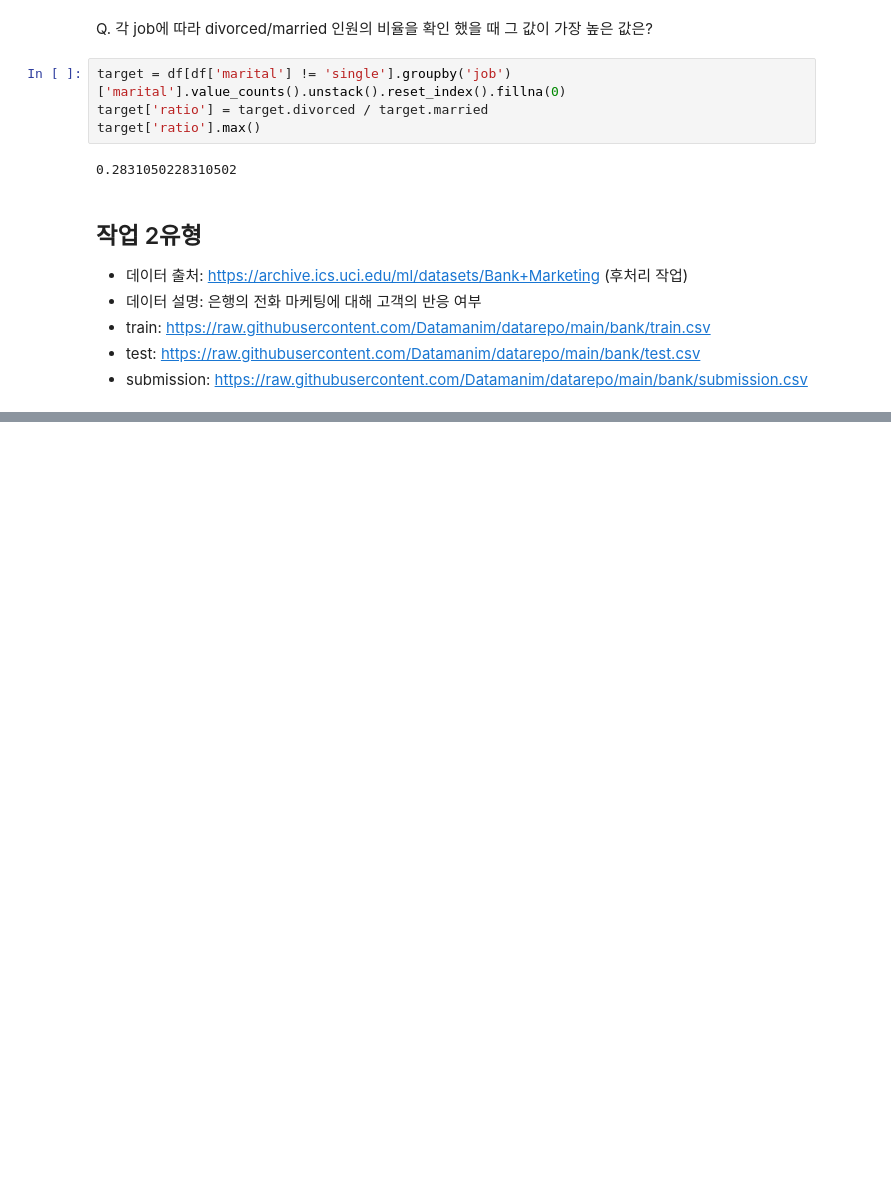
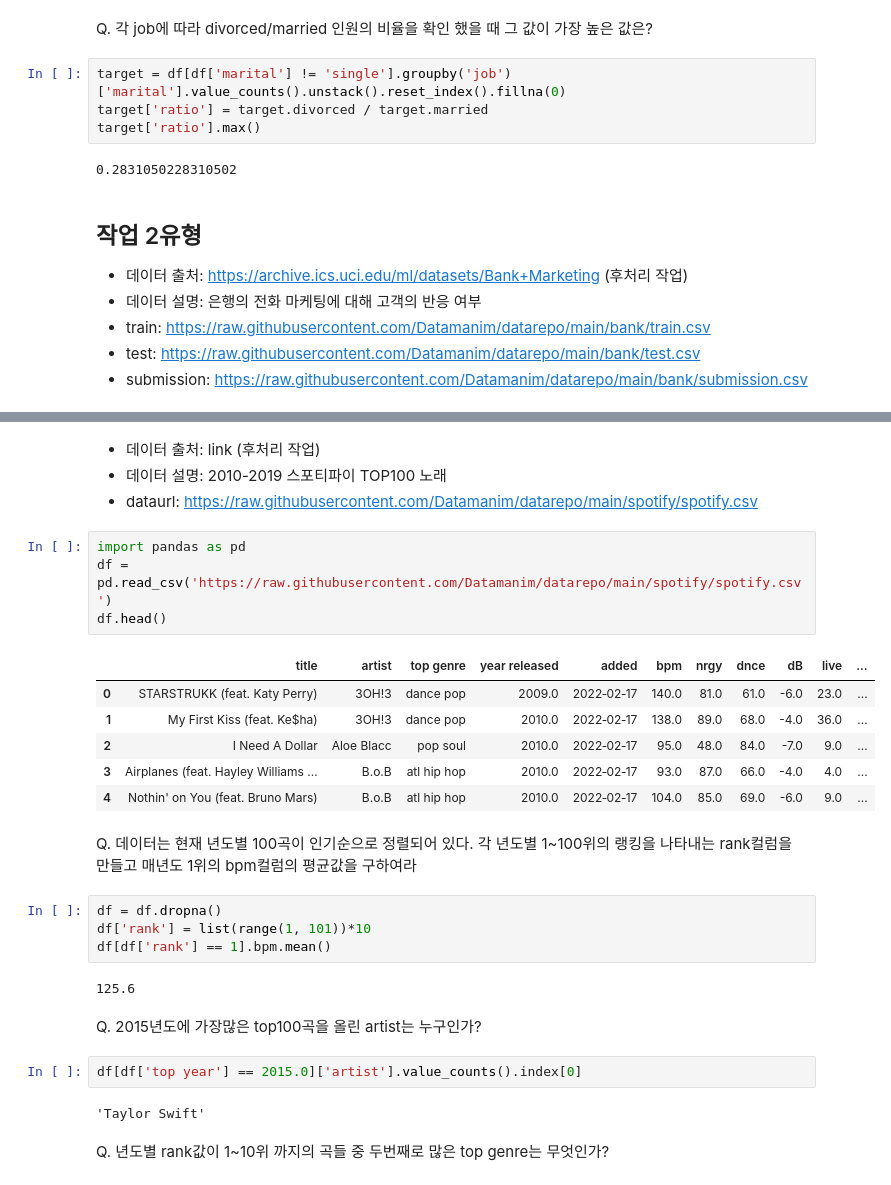
Before and after one commit to HyunJW/Pandas_practice, a Jupyter notebook: 빅분기실기연습/모의고사.ipynb, the cells around one changed output, grey strips where cells are left out. Drawn from its saved outputs; the diff is of its cells as text; blank space fills up the shorter version.

```diff
--- a/빅분기실기연습/모의고사.ipynb
+++ b/빅분기실기연습/모의고사.ipynb
@@ -123,0 +332,31 @@ display(submission.head())
+# %% [markdown]
+- 데이터 출처: link (후처리 작업)
+- 데이터 설명: 2010-2019 스포티파이 TOP100 노래
+- dataurl: https://raw.githubusercontent.com/Datamanim/datarepo/main/spotify/spotify.csv
+# %%
+import pandas as pd
+df = pd.read_csv('https://raw.githubusercontent.com/Datamanim/datarepo/main/spotify/spotify.csv')
+df.head()
+# %% [output]
+|  | title | artist | top genre | year released | added | bpm | nrgy | dnce | dB | live | ... |
+| 0 | STARSTRUKK (feat. Katy Perry) | 3OH!3 | dance pop | 2009.0 | 2022‑02‑17 | 140.0 | 81.0 | 61.0 | -6.0 | 23.0 | ... |
+| 1 | My First Kiss (feat. Ke$ha) | 3OH!3 | dance pop | 2010.0 | 2022‑02‑17 | 138.0 | 89.0 | 68.0 | -4.0 | 36.0 | ... |
+| 2 | I Need A Dollar | Aloe Blacc | pop soul | 2010.0 | 2022‑02‑17 | 95.0 | 48.0 | 84.0 | -7.0 | 9.0 | ... |
+| 3 | Airplanes (feat. Hayley Williams ... | B.o.B | atl hip hop | 2010.0 | 2022‑02‑17 | 93.0 | 87.0 | 66.0 | -4.0 | 4.0 | ... |
+| 4 | Nothin' on You (feat. Bruno Mars) | B.o.B | atl hip hop | 2010.0 | 2022‑02‑17 | 104.0 | 85.0 | 69.0 | -6.0 | 9.0 | ... |
+# %% [markdown]
+Q. 데이터는 현재 년도별 100곡이 인기순으로 정렬되어 있다. 각 년도별 1~100위의 랭킹을 나타내는 rank컬럼을 만들고 매년도 1위의 bpm컬럼의 평균값을 구하여라
+# %%
+df = df.dropna()
+df['rank'] = list(range(1, 101))*10
+df[df['rank'] == 1].bpm.mean()
+# %% [output]
+125.6
+# %% [markdown]
+Q. 2015년도에 가장많은 top100곡을 올린 artist는 누구인가?
+# %%
+df[df['top year'] == 2015.0]['artist'].value_counts().index[0]
+# %% [output]
+'Taylor Swift'
+# %% [markdown]
+Q. 년도별 rank값이 1~10위 까지의 곡들 중 두번째로 많은 top genre는 무엇인가?
```
Also changed, not shown: parts of 49 cells of this notebook.
